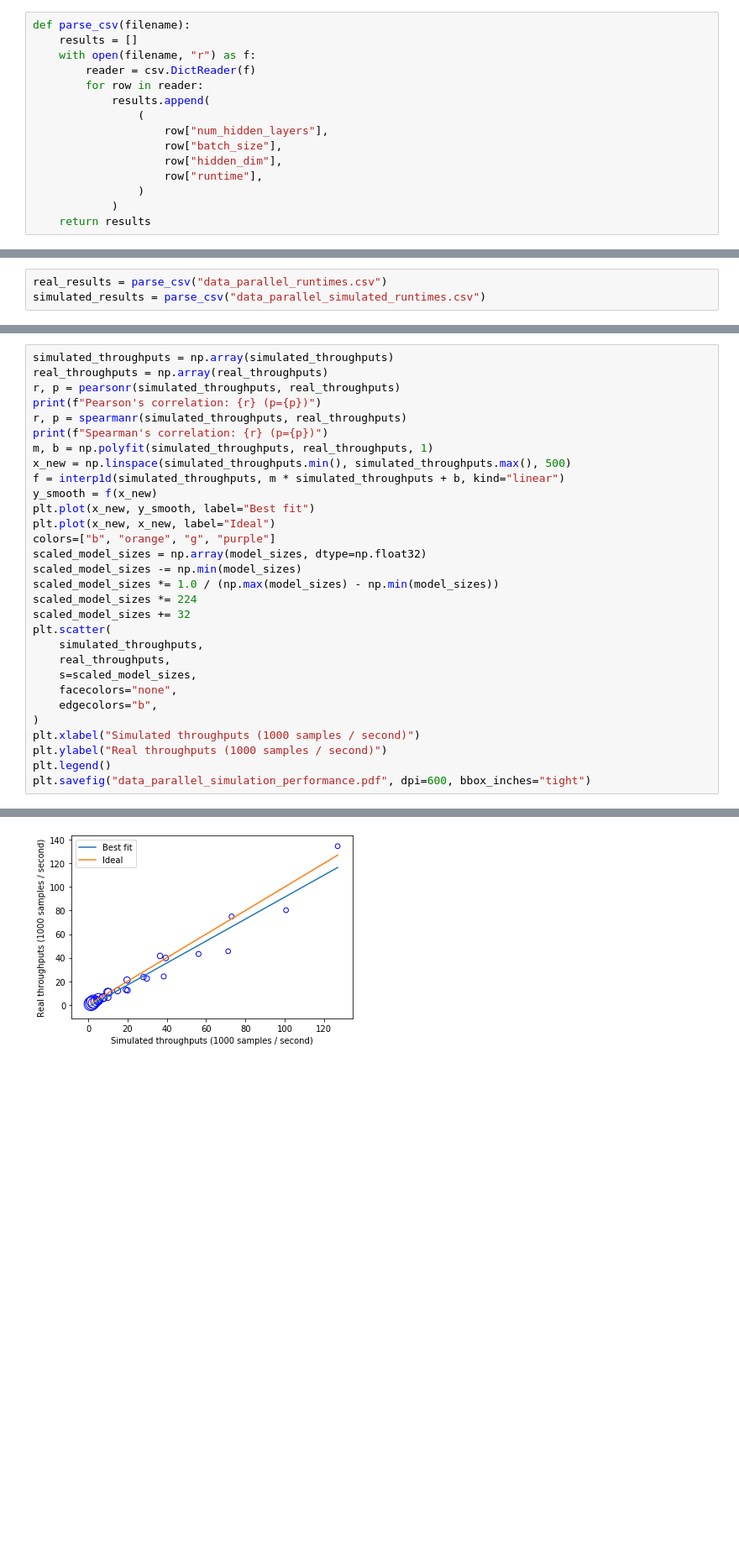
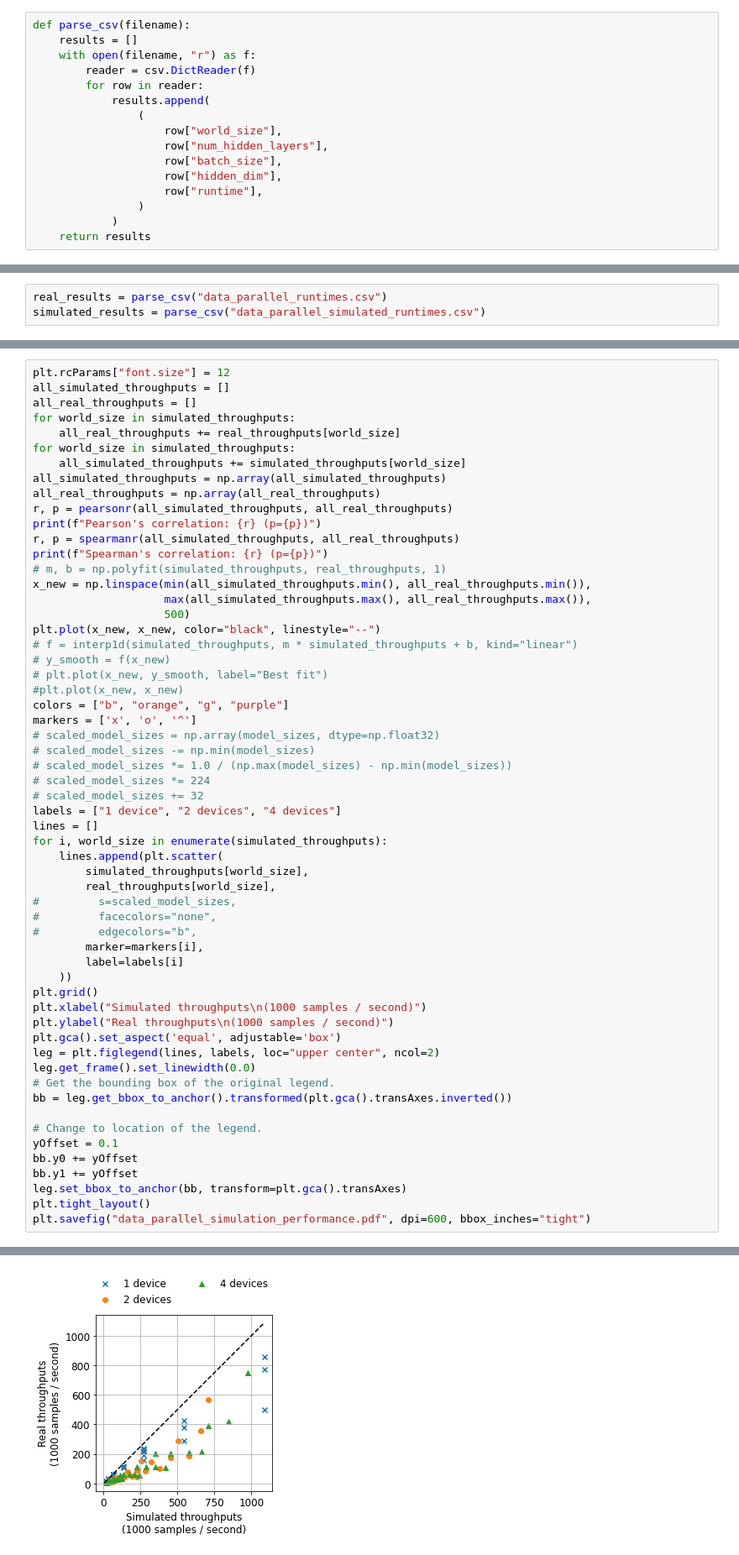
Before and after one commit to microsoft/dist-ir, a Jupyter notebook: notebooks/pytorch_mlp_data_parallel.ipynb, the cells around one changed output, grey strips where cells are left out. Shown: that part at 84% size. Cells and saved outputs as stored; diff of their text form; blank space fills up the shorter version.

```diff
--- a/notebooks/pytorch_mlp_data_parallel.ipynb
+++ b/notebooks/pytorch_mlp_data_parallel.ipynb
@@ -132,6 +140,7 @@ def parse_csv(filename):
         for row in reader:
             results.append(
                 (
+                    row["world_size"],
                     row["num_hidden_layers"],
                     row["batch_size"],
                     row["hidden_dim"],
@@ -226,31 +237,59 @@ for real, simulated in zip(real_results, simulated_results):
 # %%
-simulated_throughputs = np.array(simulated_throughputs)
-real_throughputs = np.array(real_throughputs)
-r, p = pearsonr(simulated_throughputs, real_throughputs)
+plt.rcParams["font.size"] = 12
+all_simulated_throughputs = []
+all_real_throughputs = []
+for world_size in simulated_throughputs:
+    all_real_throughputs += real_throughputs[world_size]
+for world_size in simulated_throughputs:
+    all_simulated_throughputs += simulated_throughputs[world_size]
+all_simulated_throughputs = np.array(all_simulated_throughputs)
+all_real_throughputs = np.array(all_real_throughputs)
+r, p = pearsonr(all_simulated_throughputs, all_real_throughputs)
 print(f"Pearson's correlation: {r} (p={p})")
-r, p = spearmanr(simulated_throughputs, real_throughputs)
+r, p = spearmanr(all_simulated_throughputs, all_real_throughputs)
 print(f"Spearman's correlation: {r} (p={p})")
-m, b = np.polyfit(simulated_throughputs, real_throughputs, 1)
-x_new = np.linspace(simulated_throughputs.min(), simulated_throughputs.max(), 500)
-f = interp1d(simulated_throughputs, m * simulated_throughputs + b, kind="linear")
-y_smooth = f(x_new)
-plt.plot(x_new, y_smooth, label="Best fit")
-plt.plot(x_new, x_new, label="Ideal")
-colors=["b", "orange", "g", "purple"]
-scaled_model_sizes = np.array(model_sizes, dtype=np.float32)
-scaled_model_sizes -= np.min(model_sizes)
-scaled_model_sizes *= 1.0 / (np.max(model_sizes) - np.min(model_sizes))
-scaled_model_sizes *= 224
-scaled_model_sizes += 32
-plt.scatter(
-    simulated_throughputs,
-    real_throughputs,
-    s=scaled_model_sizes,
-    facecolors="none",
-    edgecolors="b",
-)
-plt.xlabel("Simulated throughputs (1000 samples / second)")
-plt.ylabel("Real throughputs (1000 samples / second)")
-plt.legend()
+# m, b = np.polyfit(simulated_throughputs, real_throughputs, 1)
+x_new = np.linspace(min(all_simulated_throughputs.min(), all_real_throughputs.min()),
+                    max(all_simulated_throughputs.max(), all_real_throughputs.max()),
+                    500)
+plt.plot(x_new, x_new, color="black", linestyle="--")
+# f = interp1d(simulated_throughputs, m * simulated_throughputs + b, kind="linear")
+# y_smooth = f(x_new)
+# plt.plot(x_new, y_smooth, label="Best fit")
+#plt.plot(x_new, x_new)
+colors = ["b", "orange", "g", "purple"]
+markers = ['x', 'o', '^']
+# scaled_model_sizes = np.array(model_sizes, dtype=np.float32)
+# scaled_model_sizes -= np.min(model_sizes)
+# scaled_model_sizes *= 1.0 / (np.max(model_sizes) - np.min(model_sizes))
+# scaled_model_sizes *= 224
+# scaled_model_sizes += 32
+labels = ["1 device", "2 devices", "4 devices"]
+lines = []
+for i, world_size in enumerate(simulated_throughputs):
+    lines.append(plt.scatter(
+        simulated_throughputs[world_size],
+        real_throughputs[world_size],
+#         s=scaled_model_sizes,
+#         facecolors="none",
+#         edgecolors="b",
+        marker=markers[i],
+        label=labels[i]
+    ))
+plt.grid()
+plt.xlabel("Simulated throughputs\n(1000 samples / second)")
+plt.ylabel("Real throughputs\n(1000 samples / second)")
+plt.gca().set_aspect('equal', adjustable='box')
+leg = plt.figlegend(lines, labels, loc="upper center", ncol=2)
+leg.get_frame().set_linewidth(0.0)
+# Get the bounding box of the original legend.
+bb = leg.get_bbox_to_anchor().transformed(plt.gca().transAxes.inverted())
+
+# Change to location of the legend.
+yOffset = 0.1
+bb.y0 += yOffset
+bb.y1 += yOffset
+leg.set_bbox_to_anchor(bb, transform=plt.gca().transAxes)
+plt.tight_layout()
 plt.savefig("data_parallel_simulation_performance.pdf", dpi=600, bbox_inches="tight")
 # %% [output]
@@ -258 +298 @@ Pearson's correlation: 0.9739922409909063
-[figure, old version]
+[figure, new version]
```
Also changed, not shown: parts of 9 cells of this notebook.
